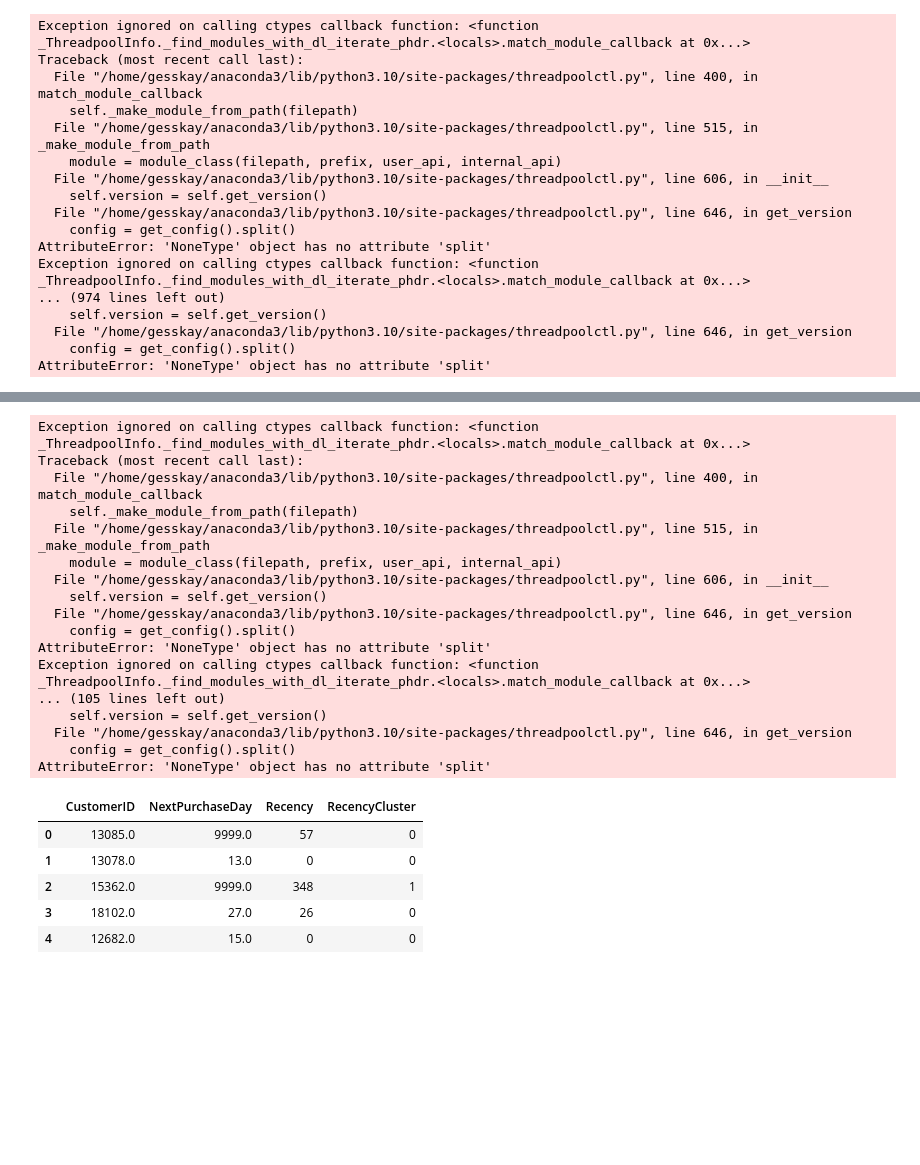
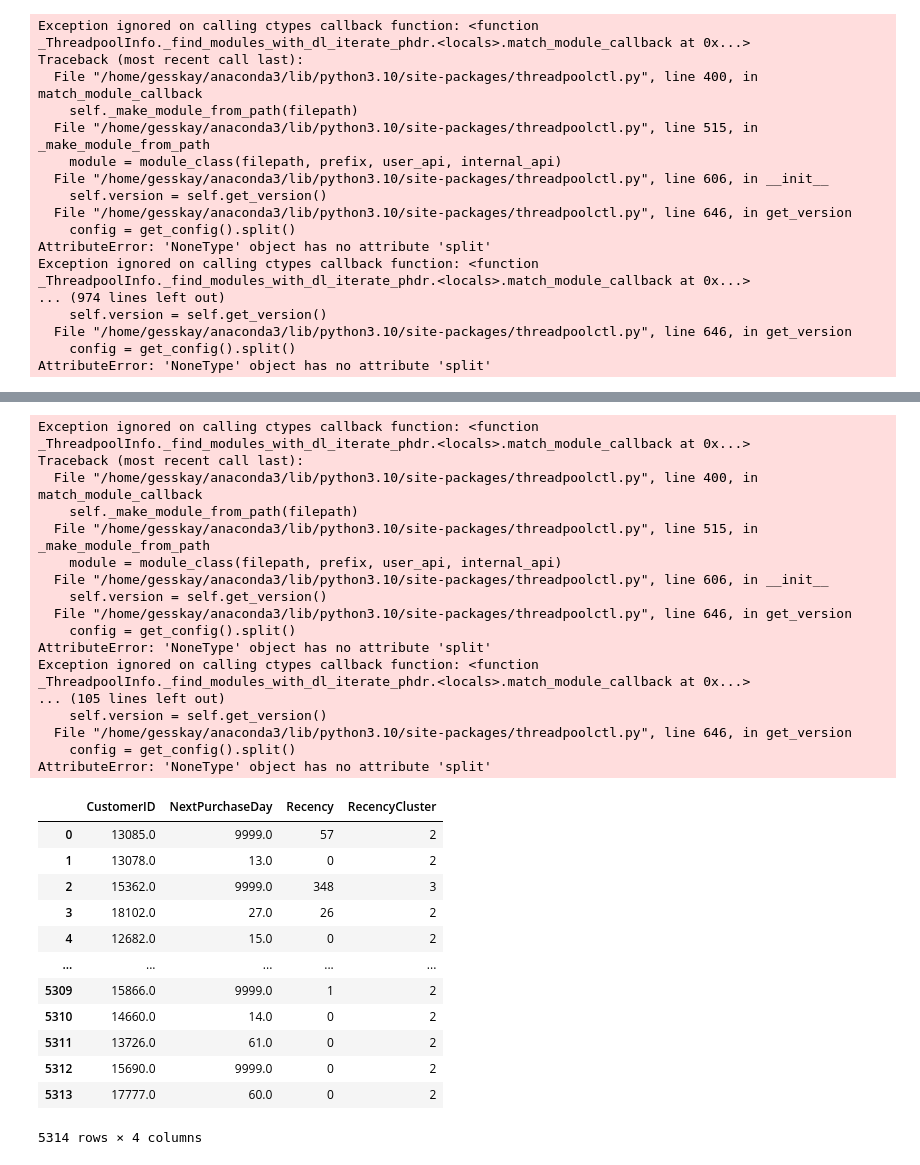
Before and after one commit to Gesskay/buying_date_pred, a Jupyter notebook: evans_ocansey.ipynb, the cells around one changed output, grey strips where cells are left out. Saved outputs shown, nothing was run; the diff lists cells and outputs as text; code cells hidden in the pictures; blank space fills up the shorter version.

```diff
--- a/evans_ocansey.ipynb
+++ b/evans_ocansey.ipynb
@@ -251,7 +277,6 @@ number_of_clusters = 4
 kmeans = KMeans(n_clusters=number_of_clusters)
 kmeans.fit(cust_dt[['Recency']])
 cust_dt['RecencyCluster'] = kmeans.predict(cust_dt[['Recency']])
-cust_dt.head()
 # %% [output]
 Exception ignored on calling ctypes callback function: <function _ThreadpoolInfo._find_modules_with_dl_iterate_phdr.<locals>.match_module_callback at 0x...>
 Traceback (most recent call last):
@@ -270,9 +295,19 @@ Exception ignored on calling ctypes callback function: <function _ThreadpoolInfo
   File "/home/gesskay/anaconda3/lib/python3.10/site-packages/threadpoolctl.py", line 646, in get_version
     config = get_config().split()
 AttributeError: 'NoneType' object has no attribute 'split'
-|  | CustomerID | NextPurchaseDay | Recency | RecencyCluster |
-| 0 | 13085.0 | 9999.0 | 57 | 0 |
-| 1 | 13078.0 | 13.0 | 0 | 0 |
-| 2 | 15362.0 | 9999.0 | 348 | 1 |
-| 3 | 18102.0 | 27.0 | 26 | 0 |
-| 4 | 12682.0 | 15.0 | 0 | 0 |
+# %%
+cust_dt
+# %% [output]
+|  | CustomerID | NextPurchaseDay | Recency | RecencyCluster |
+| 0 | 13085.0 | 9999.0 | 57 | 2 |
+| 1 | 13078.0 | 13.0 | 0 | 2 |
+| 2 | 15362.0 | 9999.0 | 348 | 3 |
+| 3 | 18102.0 | 27.0 | 26 | 2 |
+| 4 | 12682.0 | 15.0 | 0 | 2 |
+| ... | ... | ... | ... | ... |
+| 5309 | 15866.0 | 9999.0 | 1 | 2 |
+| 5310 | 14660.0 | 14.0 | 0 | 2 |
+| 5311 | 13726.0 | 61.0 | 0 | 2 |
+| 5312 | 15690.0 | 9999.0 | 0 | 2 |
+| 5313 | 17777.0 | 60.0 | 0 | 2 |
+5314 rows × 4 columns
```
Also changed, not shown: parts of 12 cells of this notebook, 2 other files.
